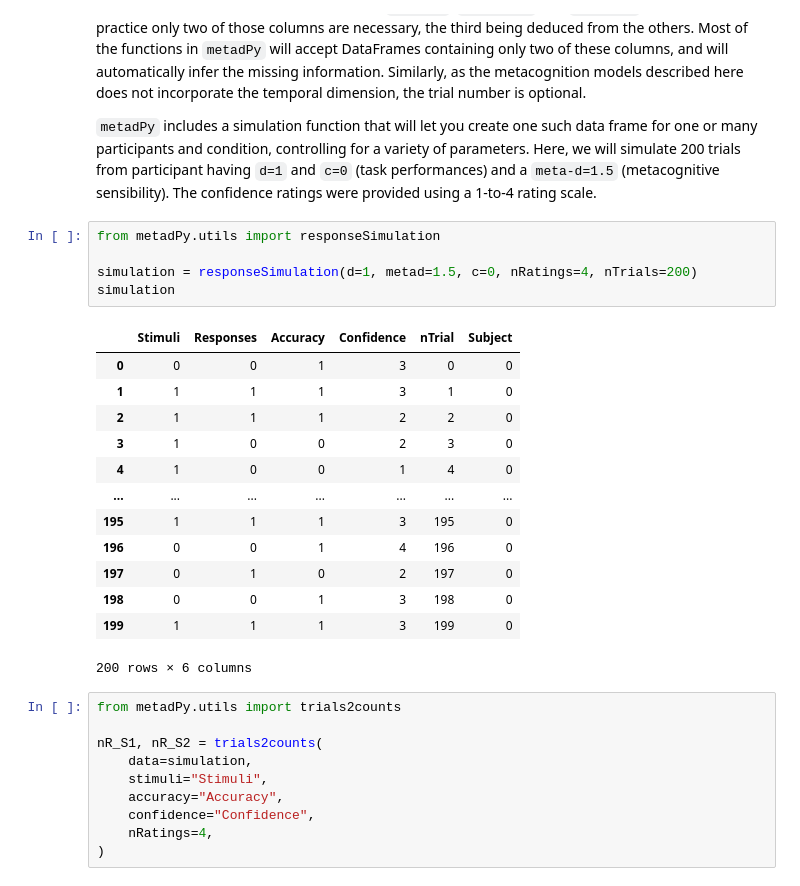
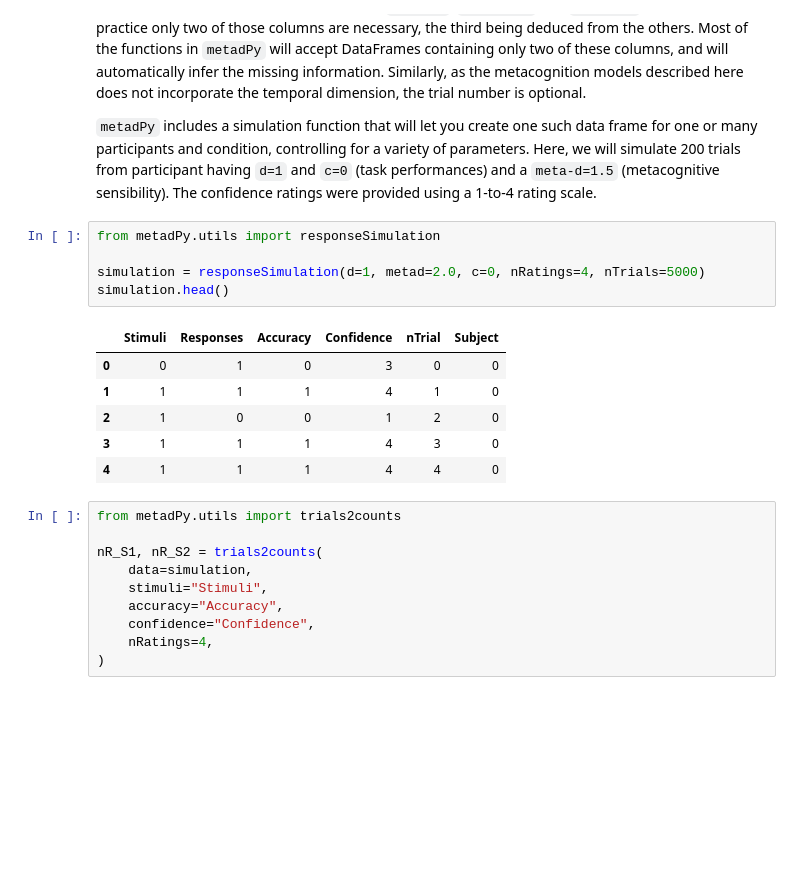
Before and after one commit to embodied-computation-group/metadpy, a Jupyter notebook: notebooks/QuickTour.ipynb, the cells around one changed output. Saved outputs shown, nothing was run; the diff lists cells and outputs as text; blank space fills up the shorter version.

```diff
--- a/notebooks/QuickTour.ipynb
+++ b/notebooks/QuickTour.ipynb
@@ -64,22 +78,15 @@ Due to the logical dependence between the `Stimuli`, `Responses` and `Accuracy`
 # %%
 from metadPy.utils import responseSimulation
 
-simulation = responseSimulation(d=1, metad=1.5, c=0, nRatings=4, nTrials=200)
-simulation
+simulation = responseSimulation(d=1, metad=2.0, c=0, nRatings=4, nTrials=5000)
+simulation.head()
 # %% [output]
 |  | Stimuli | Responses | Accuracy | Confidence | nTrial | Subject |
-| 0 | 0 | 0 | 1 | 3 | 0 | 0 |
-| 1 | 1 | 1 | 1 | 3 | 1 | 0 |
-| 2 | 1 | 1 | 1 | 2 | 2 | 0 |
-| 3 | 1 | 0 | 0 | 2 | 3 | 0 |
-| 4 | 1 | 0 | 0 | 1 | 4 | 0 |
-| ... | ... | ... | ... | ... | ... | ... |
-| 195 | 1 | 1 | 1 | 3 | 195 | 0 |
-| 196 | 0 | 0 | 1 | 4 | 196 | 0 |
-| 197 | 0 | 1 | 0 | 2 | 197 | 0 |
-| 198 | 0 | 0 | 1 | 3 | 198 | 0 |
-| 199 | 1 | 1 | 1 | 3 | 199 | 0 |
+| 0 | 0 | 1 | 0 | 3 | 0 | 0 |
+| 1 | 1 | 1 | 1 | 4 | 1 | 0 |
+| 2 | 1 | 0 | 0 | 1 | 2 | 0 |
+| 3 | 1 | 1 | 1 | 4 | 3 | 0 |
+| 4 | 1 | 1 | 1 | 4 | 4 | 0 |
-200 rows × 6 columns
 # %%
 from metadPy.utils import trials2counts
 
```
Also changed, not shown: parts of 17 cells of this notebook, 7 other files.
